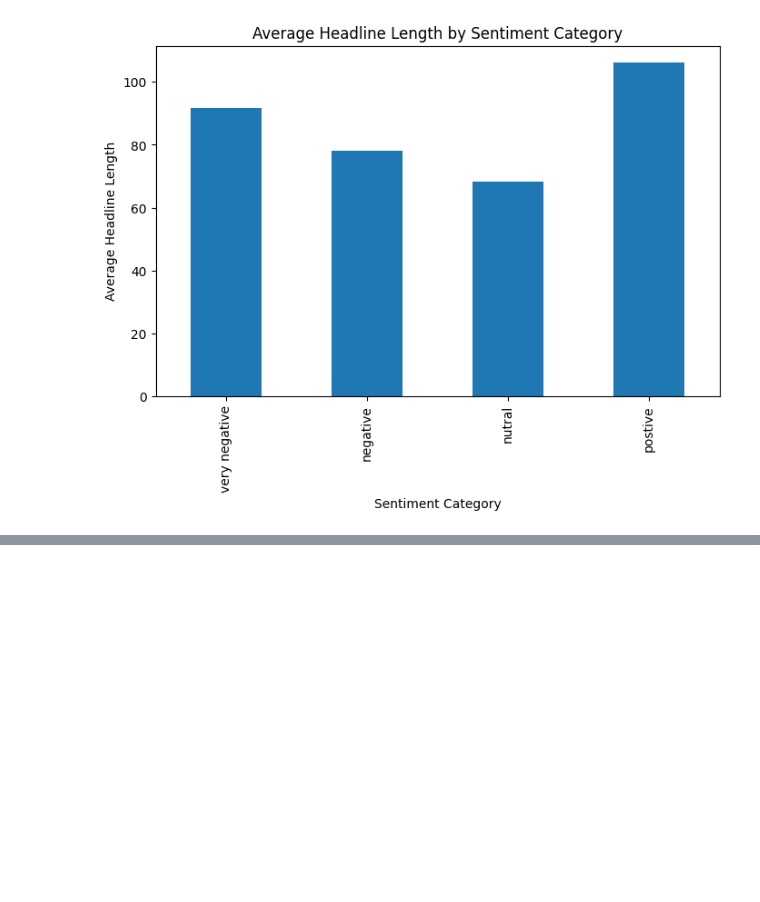
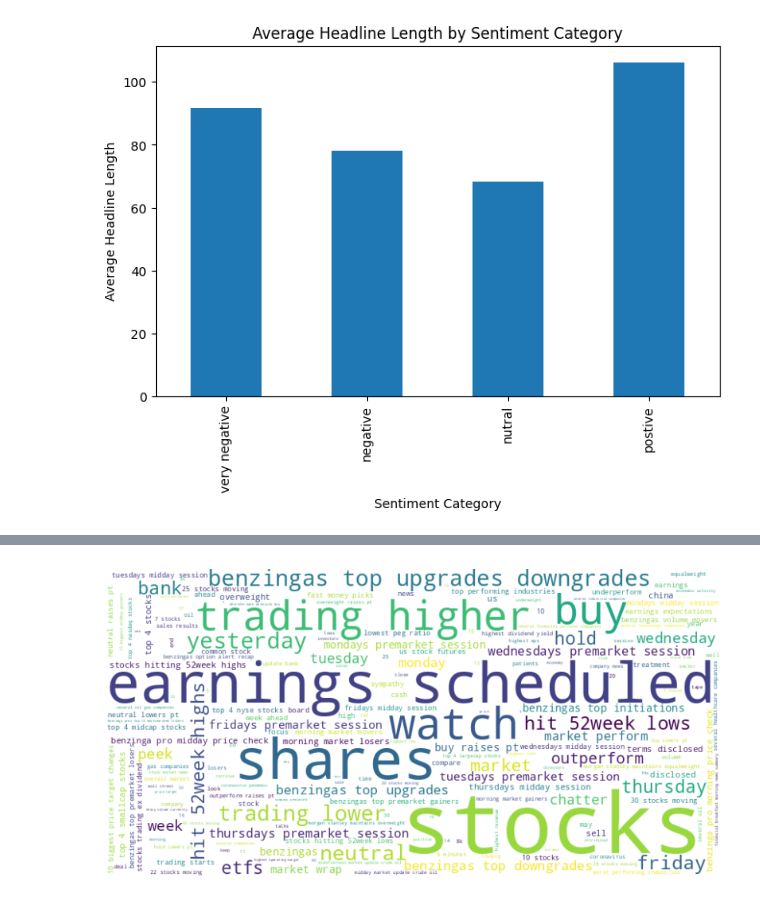
Before and after one commit to davekindea/Week1, a Jupyter notebook: notebooks/rawAnalysisOfSentiment.ipynb, the cells around one changed output, grey strips where cells are left out. Saved outputs shown, nothing was run; the diff lists cells and outputs as text; code cells hidden in the pictures; blank space fills up the shorter version.

```diff
--- a/notebooks/rawAnalysisOfSentiment.ipynb
+++ b/notebooks/rawAnalysisOfSentiment.ipynb
@@ -398,2 +315,0 @@ sentiment_data.head()
-# %%
-sentiment_data.set_index("data_format", inplace=True)
@@ -427,4 +317,2 @@ import re
 from rake_nltk import Rake
 r=Rake()
-# %%
-sentiment_data['cleaned_text']=sentiment_data['cleaned_text'].astype(str)
@@ -519,12 +343,0 @@ True
-# %%
-def extract_keywords(text):
-    if pd.isnull(text) or text.strip() == "":
-        return []  # Return an empty list for empty or null text
-    r.extract_keywords_from_text(text)
-    return r.get_ranked_phrases()
-
-# Apply the function
-sentiment_data['keywords'] = sentiment_data['cleaned_text'].apply(extract_keywords)
-
-# Display the result
-print(sentiment_data['keywords'])
@@ -618,0 +357,16 @@ object
+# %%
+from collections import Counter
+import itertools
+
+# Efficiently flatten the list of lists using itertools.chain
+all_keywords = itertools.chain.from_iterable(sentiment_data['keywords'])
+
+# Count keywords
+keyword_counts = Counter(all_keywords)
+
+# Convert to a DataFrame and sort
+keyword_df = pd.DataFrame(keyword_counts.items(), columns=['Keyword', 'Frequency'])
+keyword_df = keyword_df.sort_values(by='Frequency', ascending=False).reset_index(drop=True)
+
+# Display the top 10 keywords (optional)
+print(keyword_df.head(10))
@@ -618,0 +404,13 @@ object
+# %%
+from wordcloud import WordCloud
+
+# Create the word cloud from the keyword frequency data
+wordcloud = WordCloud(width=800, height=400, background_color='white').generate_from_frequencies(keyword_counts)
+
+# Display the word cloud
+plt.figure(figsize=(10, 6))
+plt.imshow(wordcloud, interpolation='bilinear')
+plt.axis('off')
+plt.show()
+# %% [output]
+[figure, added]
```
Also changed, not shown: parts of 62 cells of this notebook.
